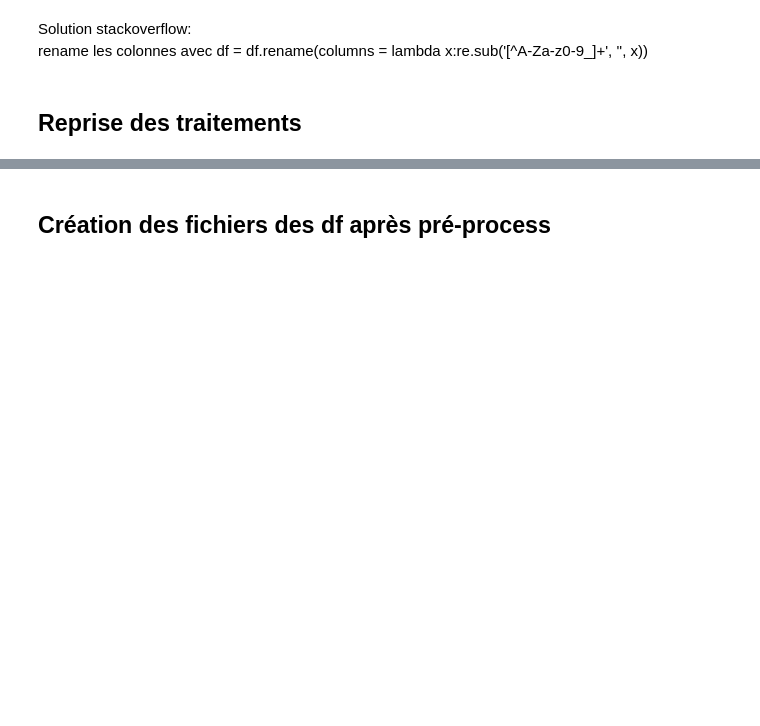
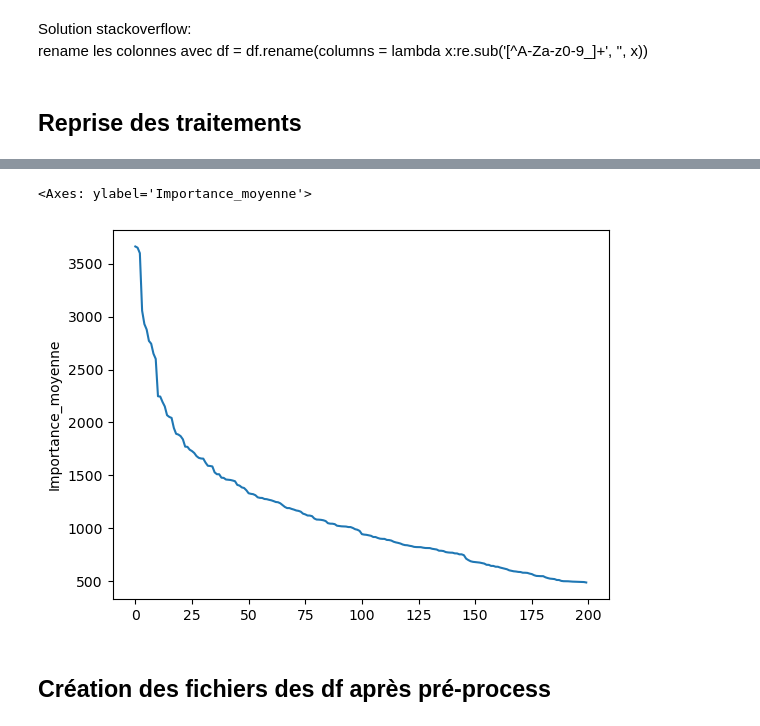
Before and after one commit to David-R-V/OC_modele_scoring, a Jupyter notebook: Projet 7.ipynb, the cells around one changed output, grey strips where cells are left out. Drawn from its saved outputs; the diff is of its cells as text; code cells hidden in the pictures; blank space fills up the shorter version.

```diff
--- a/Projet 7.ipynb
+++ b/Projet 7.ipynb
@@ -560,0 +621,5 @@ Run LightGBM with kfold - done in 2798s <br>
+# %%
+sns.lineplot(x=range(200),y=temp3.sort_values(by='Importance_moyenne',ascending=False)['Importance_moyenne'][:200])
+# %% [output]
+<Axes: ylabel='Importance_moyenne'>
+[figure, added]
```
Also changed, not shown: parts of 9 cells of this notebook, 4 other files.
